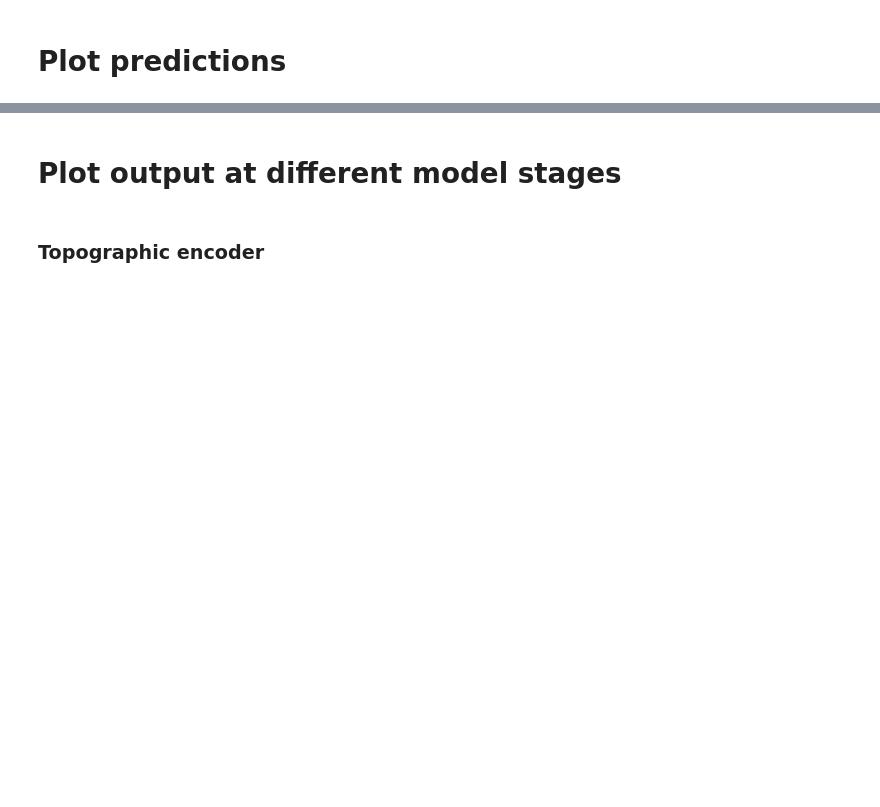
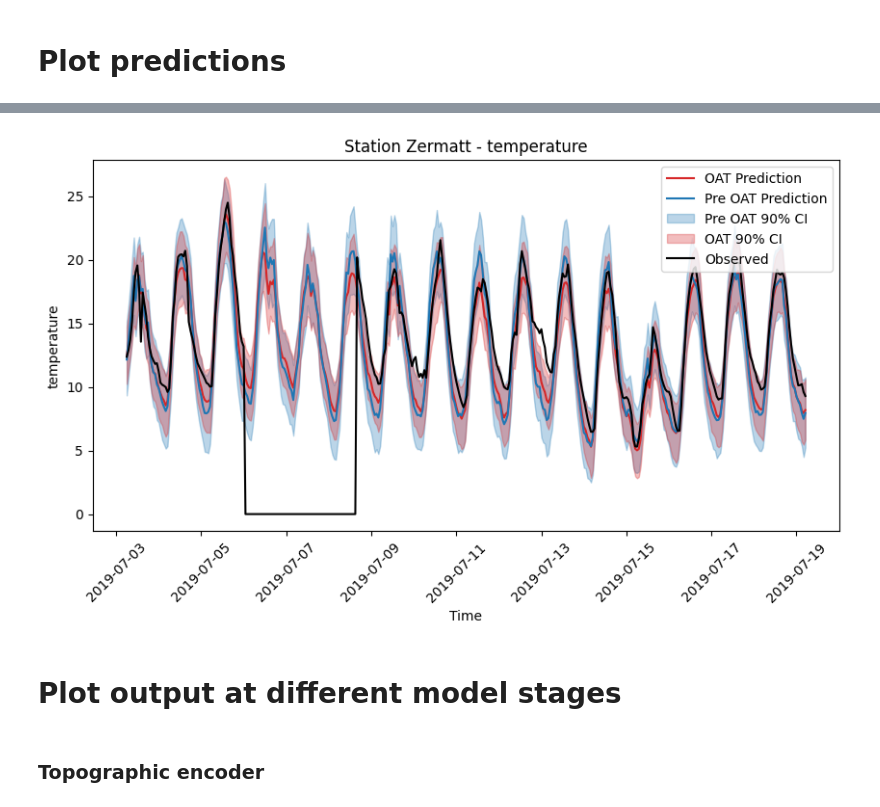
Before and after one commit to SwissDataScienceCenter/observation_assimilation_transformer, a Jupyter notebook: notebooks/loading_and_plotting.ipynb, the cells around one changed output, grey strips where cells are left out. Cells and saved outputs as stored; diff of their text form; code cells hidden in the pictures; blank space fills up the shorter version.

```diff
--- a/notebooks/loading_and_plotting.ipynb
+++ b/notebooks/loading_and_plotting.ipynb
@@ -91,3 +168,50 @@ plt.tight_layout()
+# %%
+import numpy as np
+from tqdm import tqdm
+prediction_station, prediction_pre_oat_station, times, obs = [], [], [], []
+test_loader.num_workers = 0
+for i, batch in enumerate(tqdm(test_loader)):
+    batch_station = deepcopy(batch)
+    batch_station['query_data'] = {k: torch.concat([batch['query_data'][k], batch['observation_data'][k]], dim=1) for k in batch['query_data'].keys()}
+    prediction_station_tmp, prediction_pre_oat_station_tmp = predictor.predict_step(batch_station, 0,  return_pre_oat=True)
+    prediction_station.append(prediction_station_tmp)
+    prediction_pre_oat_station.append(prediction_pre_oat_station_tmp)
+    times.append(test_loader.dataset.dataset.times[np.asarray(batch['index'], dtype=int)])
+    obs.append(batch_station['query_data']['obs'][:, :, :].numpy())
+    if i > 10:
+        break
+
+prediction_station = torch.cat(prediction_station, dim=0)
+prediction_pre_oat_station = torch.cat(prediction_pre_oat_station, dim=0)
+times = np.concatenate(times)
+obs = np.concatenate(obs, axis=0)
+mean_pred_station = prediction_station.mean(dim=2)
+mean_pred_pre_oat_station = prediction_pre_oat_station.mean(dim=2)
+# %%
+station_idx =80
+plt.figure(figsize=(10, 5))
+
+plt.plot(times, mean_pred_station[:,station_idx, var_idx], label='OAT Prediction', color='C3')
+plt.plot(times, mean_pred_pre_oat_station[:,station_idx, var_idx], label='Pre OAT Prediction', color='C0')
+plt.fill_between(times, np.quantile(prediction_pre_oat_station[:, station_idx, :, var_idx].detach().cpu().numpy(), 0.05, axis=-1),
+                    np.quantile(prediction_pre_oat_station[:, station_idx, :, var_idx].detach().cpu().numpy(), 0.95, axis=-1), color='C0', alpha=0.3, label='Pre OAT 90% CI')
+plt.fill_between(times, np.quantile(prediction_station[:, station_idx, :, var_idx].detach().cpu().numpy(), 0.05, axis=-1),
+                    np.quantile(prediction_station[:, station_idx, :, var_idx].detach().cpu().numpy(), 0.95, axis=-1), color='C3', alpha=0.3, label='OAT 90% CI')
+
+plt.plot(times, obs[:, station_idx, var_idx], label='Observed', color='k')
+
+plt.legend(loc='upper right')
+plt.xlabel("Time")
+plt.ylabel(predictor.output_var_names[var_idx])
+num_eval_stations = test_loader.dataset.station_info['eval'].shape[0]
+if station_idx < num_eval_stations:
+    plt.title(f"Station {test_loader.dataset.station_info['eval']['station_name'].iloc[station_idx]} - {predictor.output_var_names[var_idx]}")
+else:
+    plt.title(f"Station {test_loader.dataset.station_info['observed']['station_name'].iloc[station_idx-num_eval_stations]} - {predictor.output_var_names[var_idx]}")
+plt.xticks(rotation=45)
+plt.show()
+# %% [output]
+[figure, added]
 # %% [markdown]
 # Plot output at different model stages
 # %%
```
Also changed, not shown: parts of 9 cells of this notebook, 3 other files.
